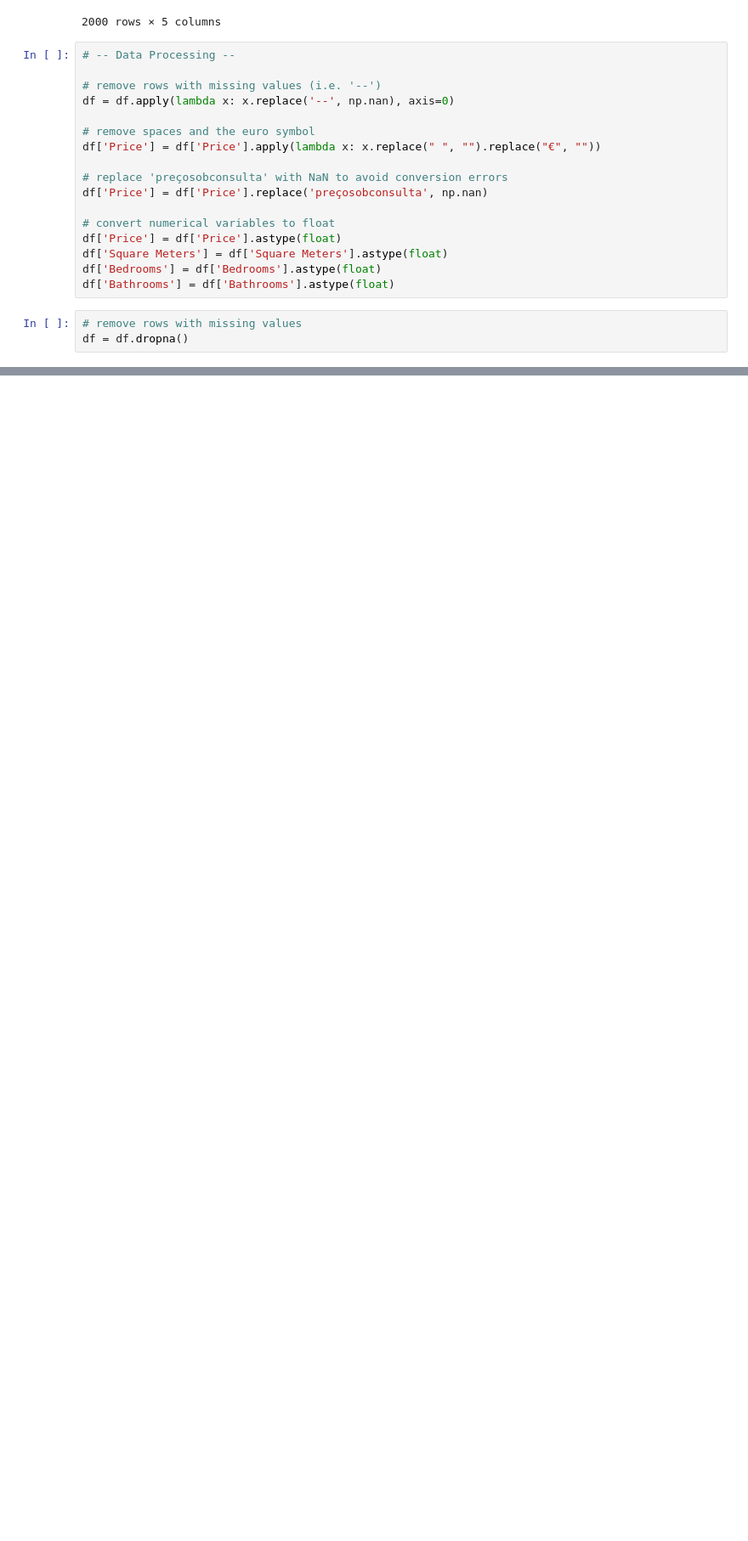
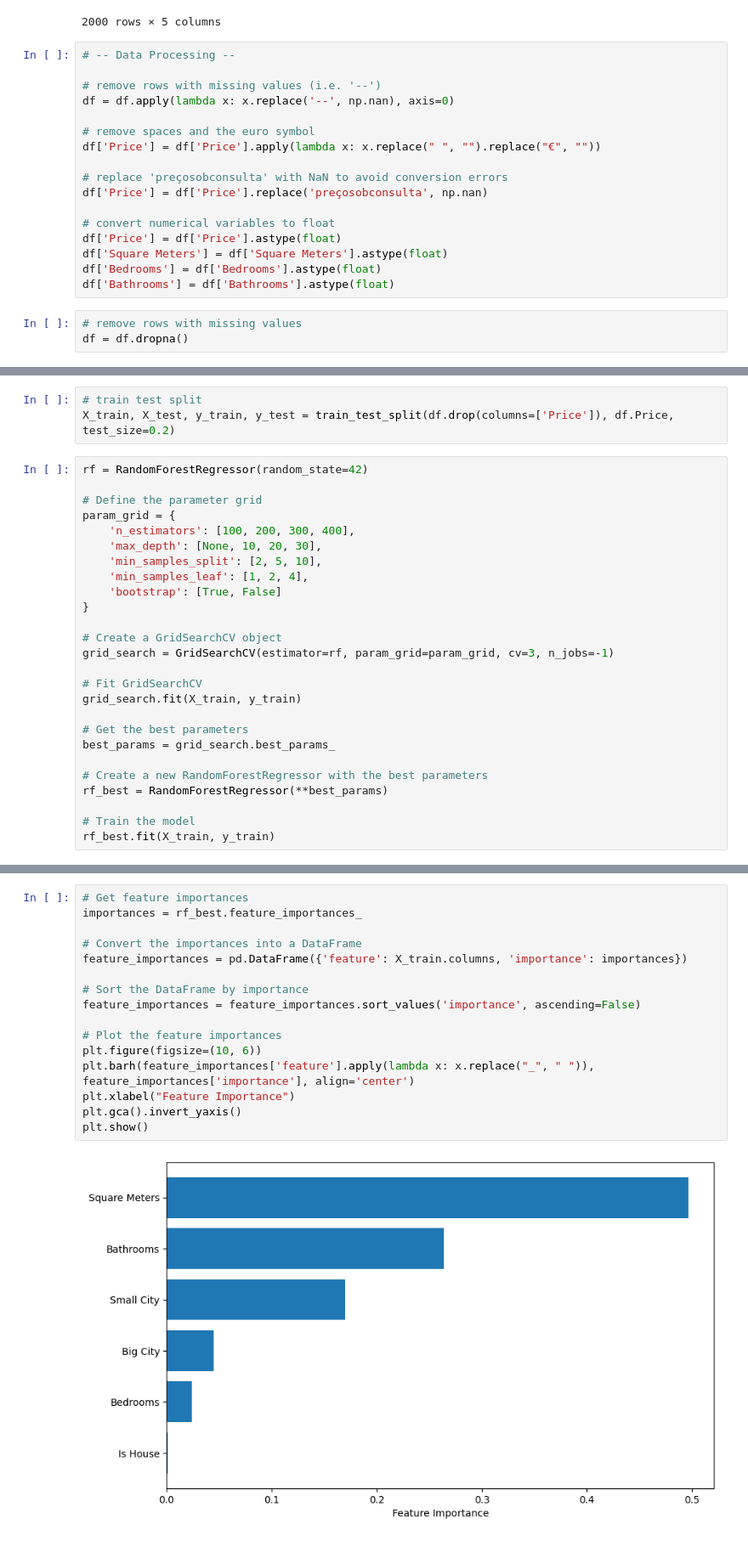
Before and after one commit to AthomsG/Lisbon_Housing_Pricing, a Jupyter notebook: PoC.ipynb, the cells around one changed output, grey strips where cells are left out. Shown: that part at 85% size. Drawn from its saved outputs; the diff is of its cells as text; blank space fills up the shorter version.

```diff
--- a/PoC.ipynb
+++ b/PoC.ipynb
@@ -195,0 +244,29 @@ Name: Bedrooms, dtype: float64
+# %%
+# train test split
+X_train, X_test, y_train, y_test = train_test_split(df.drop(columns=['Price']), df.Price, test_size=0.2)
+# %%
+rf = RandomForestRegressor(random_state=42)
+
+# Define the parameter grid
+param_grid = {
+    'n_estimators': [100, 200, 300, 400],
+    'max_depth': [None, 10, 20, 30],
+    'min_samples_split': [2, 5, 10],
+    'min_samples_leaf': [1, 2, 4],
+    'bootstrap': [True, False]
+}
+
+# Create a GridSearchCV object
+grid_search = GridSearchCV(estimator=rf, param_grid=param_grid, cv=3, n_jobs=-1)
+
+# Fit GridSearchCV
+grid_search.fit(X_train, y_train)
+
+# Get the best parameters
+best_params = grid_search.best_params_
+
+# Create a new RandomForestRegressor with the best parameters
+rf_best = RandomForestRegressor(**best_params)
+
+# Train the model
+rf_best.fit(X_train, y_train)
@@ -195,0 +295,18 @@ Name: Bedrooms, dtype: float64
+# %%
+# Get feature importances
+importances = rf_best.feature_importances_
+
+# Convert the importances into a DataFrame
+feature_importances = pd.DataFrame({'feature': X_train.columns, 'importance': importances})
+
+# Sort the DataFrame by importance
+feature_importances = feature_importances.sort_values('importance', ascending=False)
+
+# Plot the feature importances
+plt.figure(figsize=(10, 6))
+plt.barh(feature_importances['feature'].apply(lambda x: x.replace("_", " ")), feature_importances['importance'], align='center')
+plt.xlabel("Feature Importance")
+plt.gca().invert_yaxis()
+plt.show()
+# %% [output]
+[figure, added]
```
Also changed, not shown: parts of 25 cells of this notebook.
